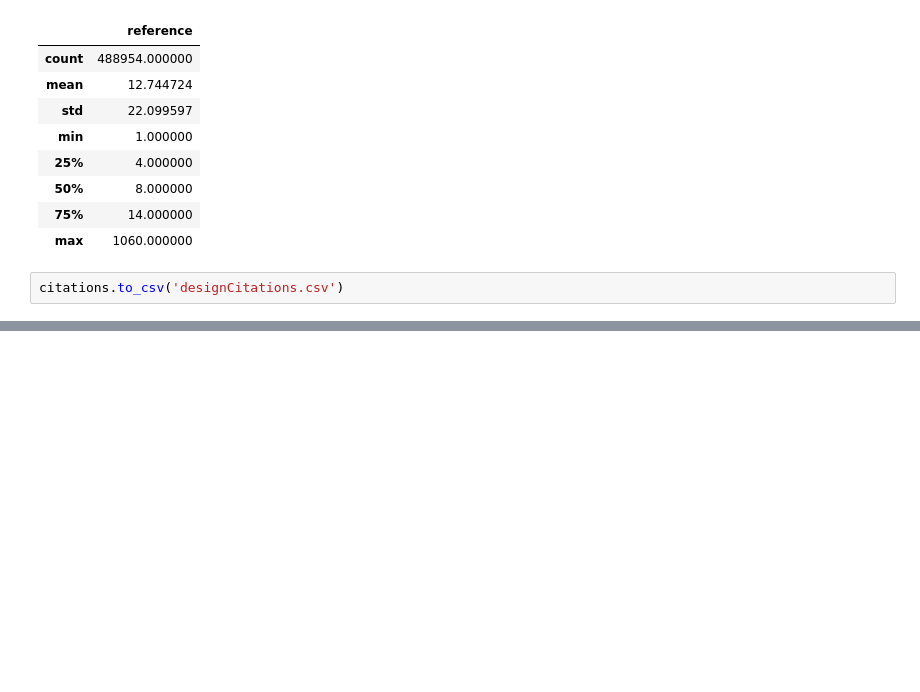
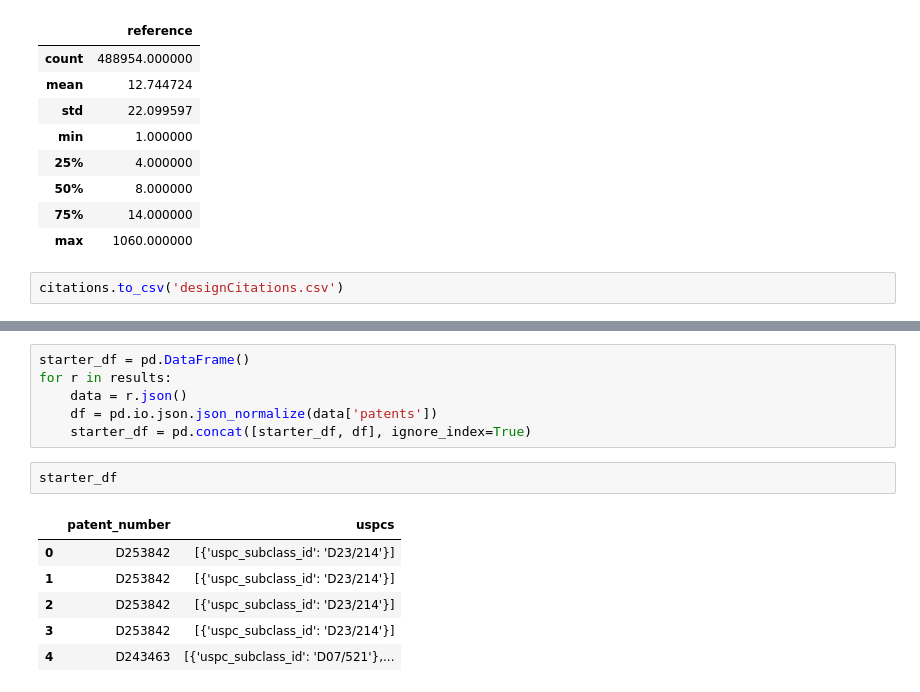
Before and after one commit to TieraLee/patents, a Jupyter notebook: finding citation data.ipynb, the cells around one changed output, grey strips where cells are left out. Saved outputs shown, nothing was run; the diff lists cells and outputs as text; blank space fills up the shorter version.

```diff
--- a/finding citation data.ipynb
+++ b/finding citation data.ipynb
@@ -268,0 +364,15 @@ citations_design_class = pull_citation_classes(citations_design_class, citations
+# %%
+starter_df = pd.DataFrame()
+for r in results:
+    data = r.json()
+    df = pd.io.json.json_normalize(data['patents'])
+    starter_df = pd.concat([starter_df, df], ignore_index=True)
+# %%
+starter_df
+# %% [output]
+|  | patent_number | uspcs |
+| 0 | D253842 | [{'uspc_subclass_id': 'D23/214'}] |
+| 1 | D253842 | [{'uspc_subclass_id': 'D23/214'}] |
+| 2 | D253842 | [{'uspc_subclass_id': 'D23/214'}] |
+| 3 | D253842 | [{'uspc_subclass_id': 'D23/214'}] |
+| 4 | D243463 | [{'uspc_subclass_id': 'D07/521'},... |
```
Also changed, not shown: parts of 14 cells of this notebook.
